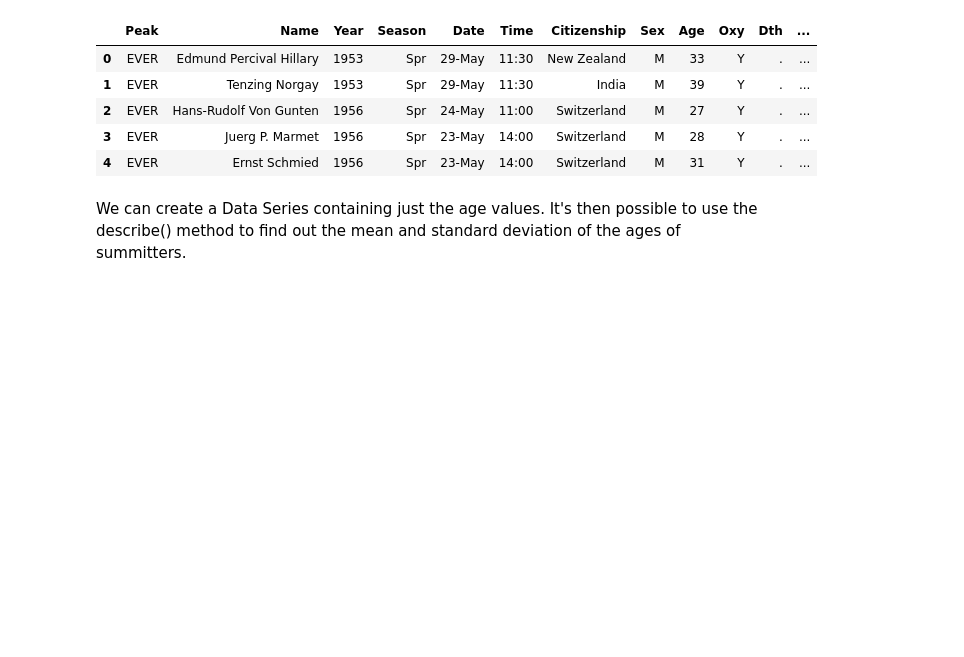
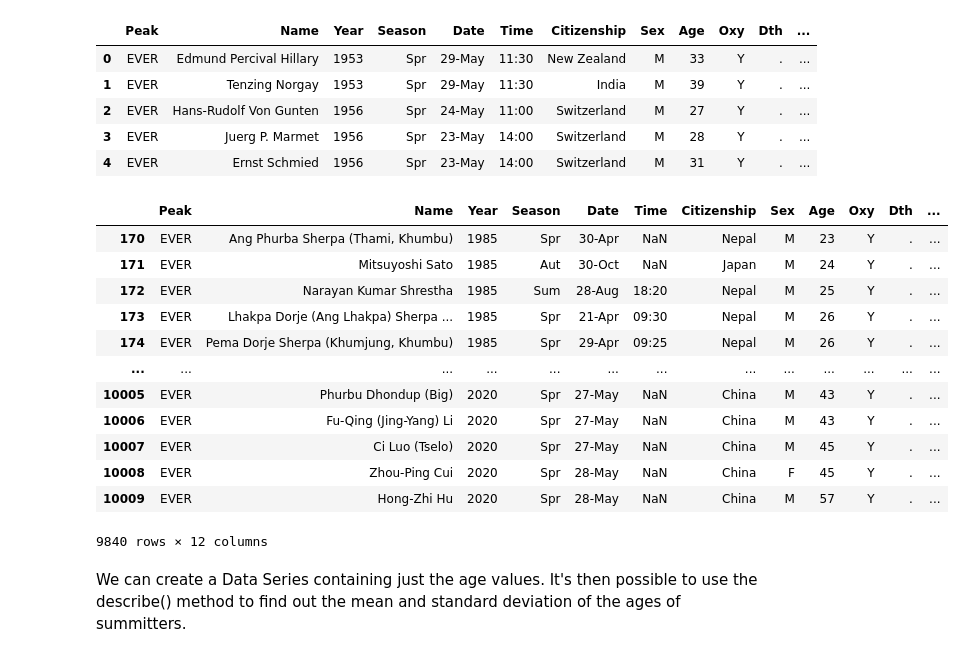
Before and after one commit to dreapadoir/PfDA_Project, a Jupyter notebook: Everest.ipynb, the cells around one changed output. Drawn from its saved outputs; the diff is of its cells as text; code cells hidden in the pictures; blank space fills up the shorter version.

```diff
--- a/Everest.ipynb
+++ b/Everest.ipynb
@@ -27,6 +27,23 @@ df.head()
 | 2 | EVER | Hans-Rudolf Von Gunten | 1956 | Spr | 24-May | 11:00 | Switzerland | M | 27 | Y | . | ... |
 | 3 | EVER | Juerg P. Marmet | 1956 | Spr | 23-May | 14:00 | Switzerland | M | 28 | Y | . | ... |
 | 4 | EVER | Ernst Schmied | 1956 | Spr | 23-May | 14:00 | Switzerland | M | 31 | Y | . | ... |
+# %%
+df = df.loc[df.loc[:, 'Year'] >= 1985]
+df
+# %% [output]
+|  | Peak | Name | Year | Season | Date | Time | Citizenship | Sex | Age | Oxy | Dth | ... |
+| 170 | EVER | Ang Phurba Sherpa (Thami, Khumbu) | 1985 | Spr | 30-Apr | NaN | Nepal | M | 23 | Y | . | ... |
+| 171 | EVER | Mitsuyoshi Sato | 1985 | Aut | 30-Oct | NaN | Japan | M | 24 | Y | . | ... |
+| 172 | EVER | Narayan Kumar Shrestha | 1985 | Sum | 28-Aug | 18:20 | Nepal | M | 25 | Y | . | ... |
+| 173 | EVER | Lhakpa Dorje (Ang Lhakpa) Sherpa ... | 1985 | Spr | 21-Apr | 09:30 | Nepal | M | 26 | Y | . | ... |
+| 174 | EVER | Pema Dorje Sherpa (Khumjung, Khumbu) | 1985 | Spr | 29-Apr | 09:25 | Nepal | M | 26 | Y | . | ... |
+| ... | ... | ... | ... | ... | ... | ... | ... | ... | ... | ... | ... | ... |
+| 10005 | EVER | Phurbu Dhondup (Big) | 2020 | Spr | 27-May | NaN | China | M | 43 | Y | . | ... |
+| 10006 | EVER | Fu-Qing (Jing-Yang) Li | 2020 | Spr | 27-May | NaN | China | M | 43 | Y | . | ... |
+| 10007 | EVER | Ci Luo (Tselo) | 2020 | Spr | 27-May | NaN | China | M | 45 | Y | . | ... |
+| 10008 | EVER | Zhou-Ping Cui | 2020 | Spr | 28-May | NaN | China | F | 45 | Y | . | ... |
+| 10009 | EVER | Hong-Zhi Hu | 2020 | Spr | 28-May | NaN | China | M | 57 | Y | . | ... |
+9840 rows × 12 columns
 # %% [markdown]
 We can create a Data Series containing just the age values. It's then possible to use the describe() method to find out the mean and standard deviation of the ages of summitters.
 # %%
```
Also changed, not shown: parts of 16 cells of this notebook.
